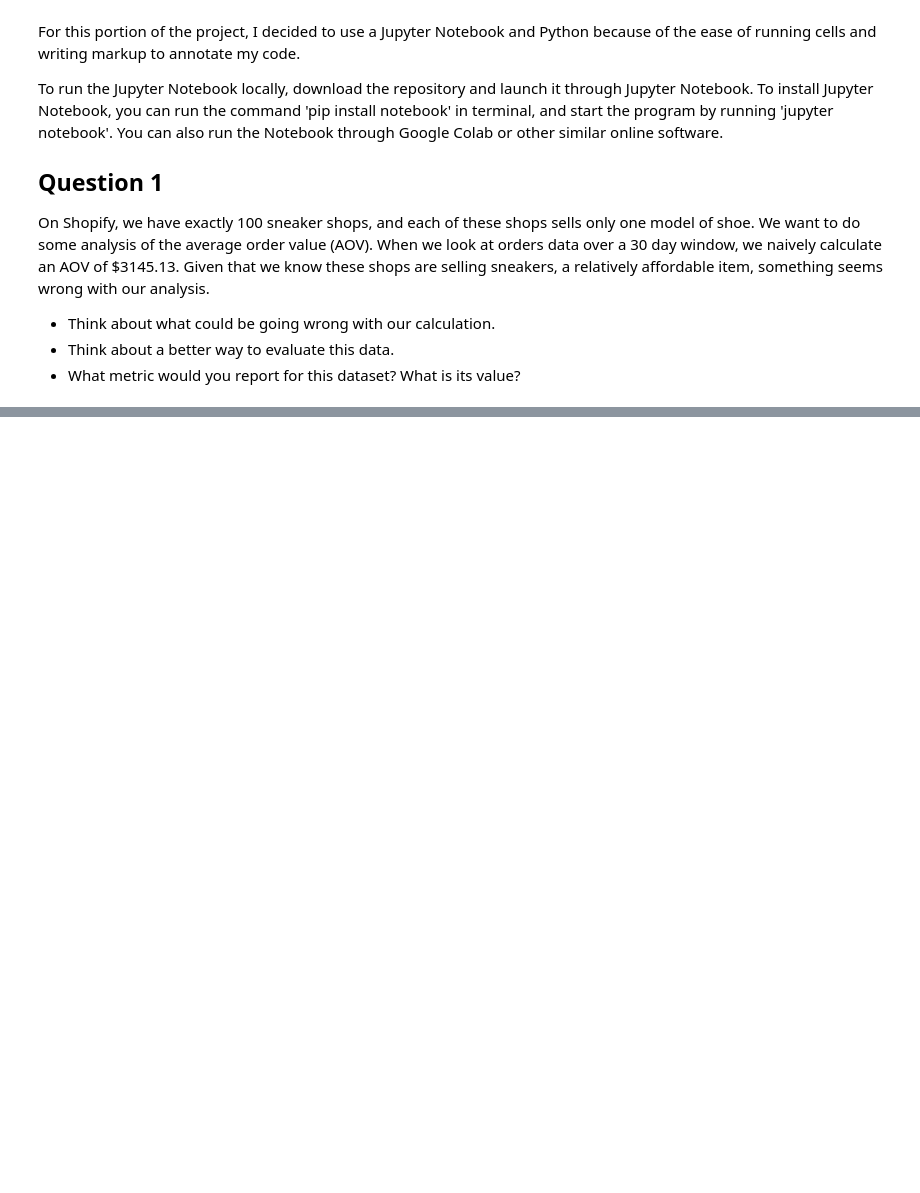
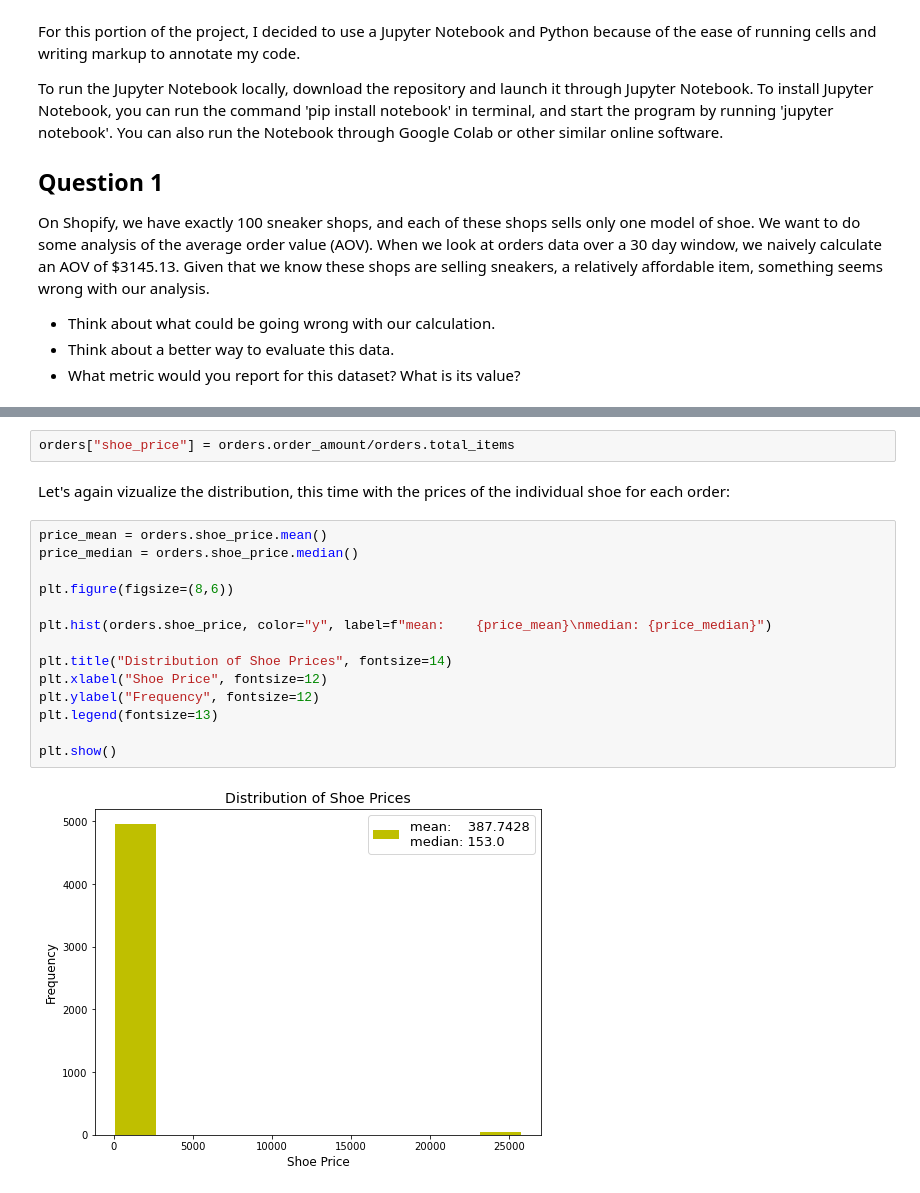
Before and after one commit to wgobrien/shopify-data-challenge, a Jupyter notebook: shopify_data_challenge.ipynb, the cells around one changed output, grey strips where cells are left out. Cells and saved outputs as stored; diff of their text form; blank space fills up the shorter version.

```diff
--- a/shopify_data_challenge.ipynb
+++ b/shopify_data_challenge.ipynb
@@ -27,0 +83,20 @@ df.order_amount.mean()
+# %%
+orders["shoe_price"] = orders.order_amount/orders.total_items
+# %% [markdown]
+Let's again vizualize the distribution, this time with the prices of the individual shoe for each order:
+# %%
+price_mean = orders.shoe_price.mean()
+price_median = orders.shoe_price.median()
+
+plt.figure(figsize=(8,6))
+
+plt.hist(orders.shoe_price, color="y", label=f"mean:    {price_mean}\nmedian: {price_median}")
+
+plt.title("Distribution of Shoe Prices", fontsize=14)
+plt.xlabel("Shoe Price", fontsize=12)
+plt.ylabel("Frequency", fontsize=12)
+plt.legend(fontsize=13)
+
+plt.show()
+# %% [output]
+[figure, added]
```
Also changed, not shown: parts of 18 cells of this notebook.
